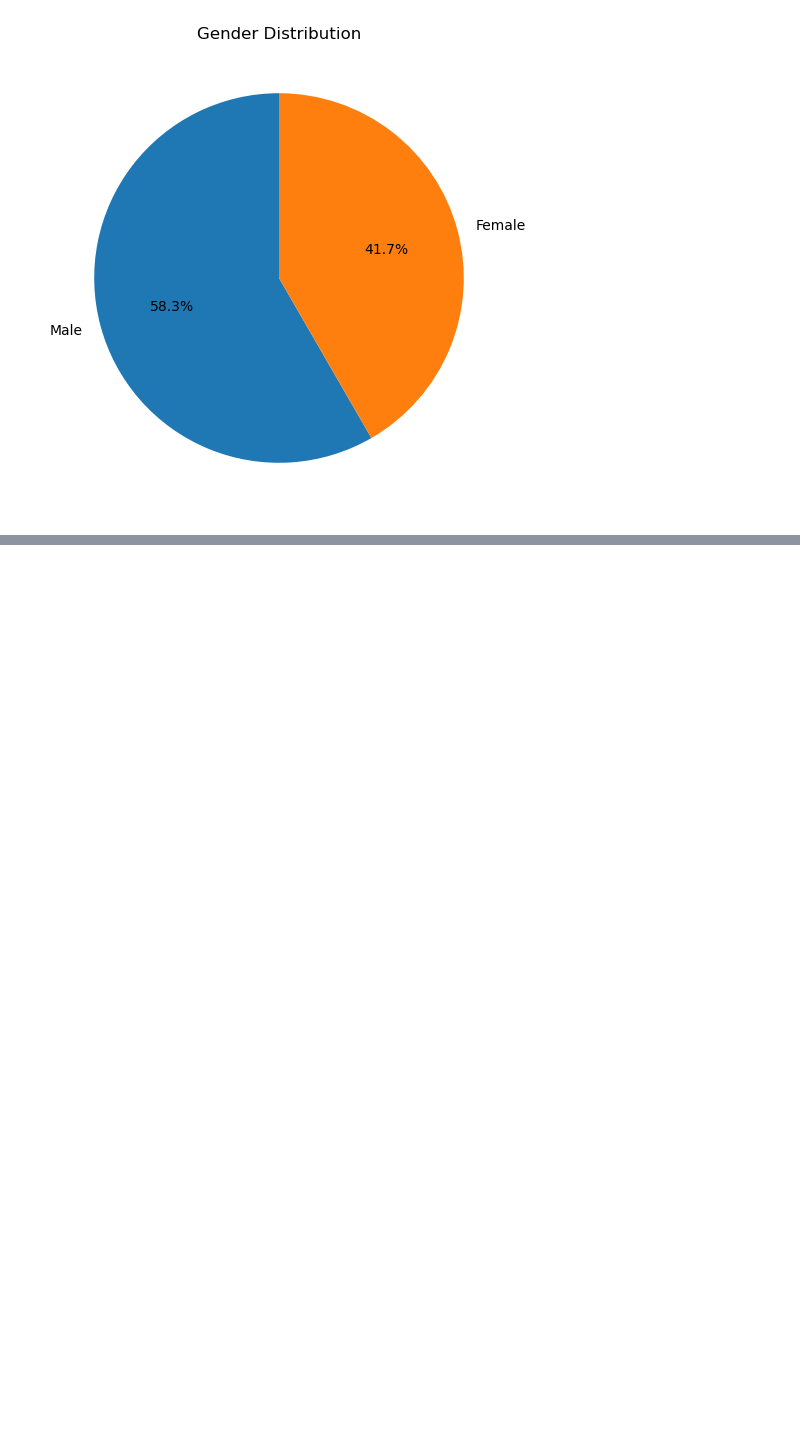
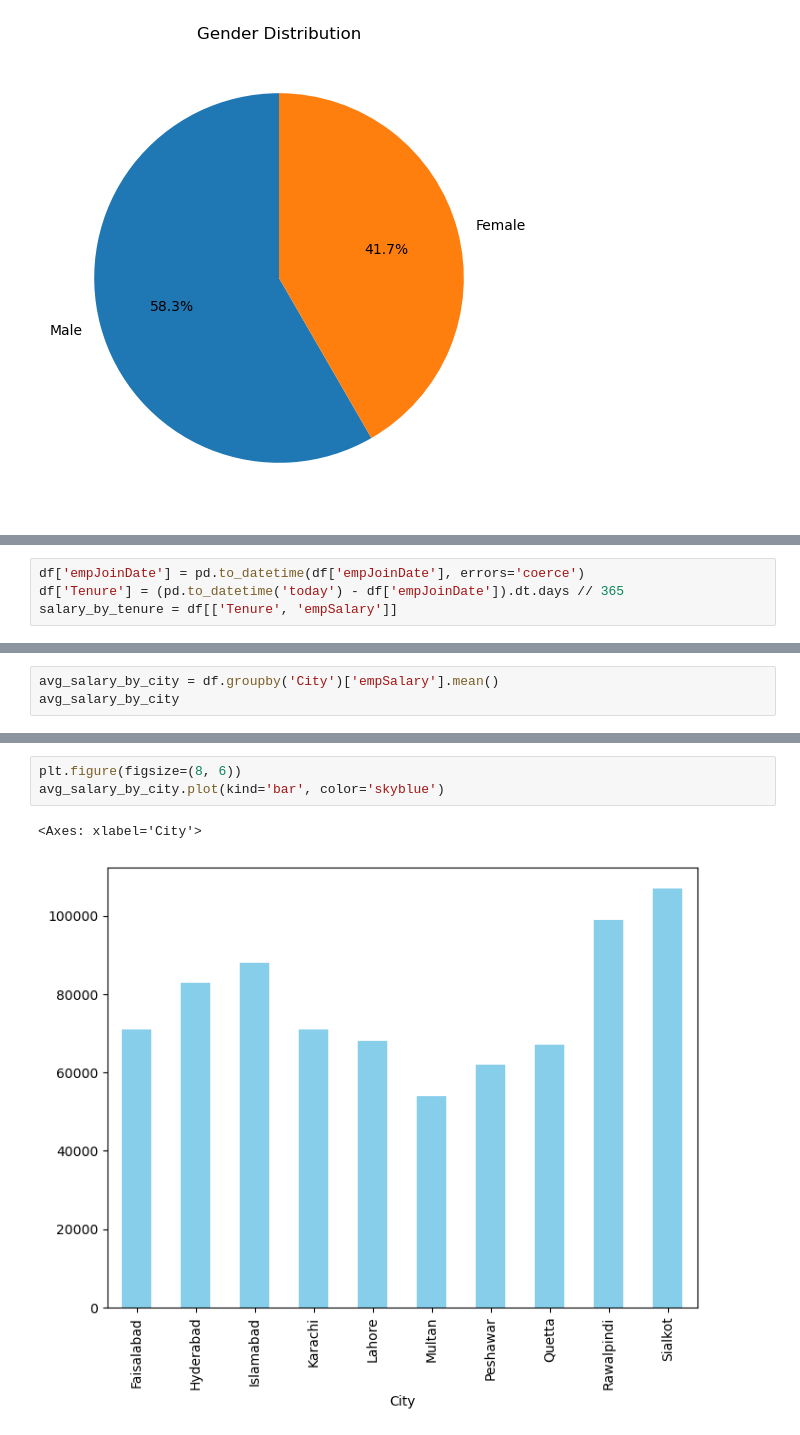
Before and after one commit to AbdullahWB/python, a Jupyter notebook: Mock_exam_solution/Problem Solve.ipynb, the cells around one changed output, grey strips where cells are left out. Saved outputs shown, nothing was run; the diff lists cells and outputs as text; blank space fills up the shorter version.

```diff
--- a/Mock_exam_solution/Problem Solve.ipynb
+++ b/Mock_exam_solution/Problem Solve.ipynb
@@ -386,0 +455,4 @@ Text(0.5, 1.0, 'Gender Distribution')
+# %%
+df['empJoinDate'] = pd.to_datetime(df['empJoinDate'], errors='coerce')
+df['Tenure'] = (pd.to_datetime('today') - df['empJoinDate']).dt.days // 365
+salary_by_tenure = df[['Tenure', 'empSalary']]
@@ -386,0 +484,3 @@ Text(0.5, 1.0, 'Gender Distribution')
+# %%
+avg_salary_by_city = df.groupby('City')['empSalary'].mean()
+avg_salary_by_city
@@ -386,0 +500,6 @@ Text(0.5, 1.0, 'Gender Distribution')
+# %%
+plt.figure(figsize=(8, 6))
+avg_salary_by_city.plot(kind='bar', color='skyblue')
+# %% [output]
+<Axes: xlabel='City'>
+[figure, added]
```
Also changed, not shown: parts of 29 cells of this notebook, 1 other file.
